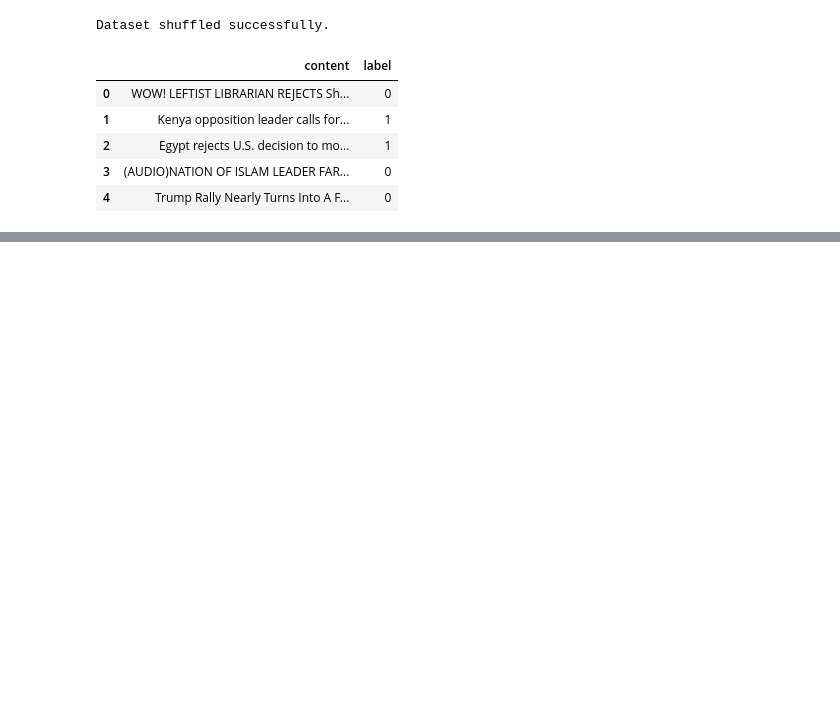
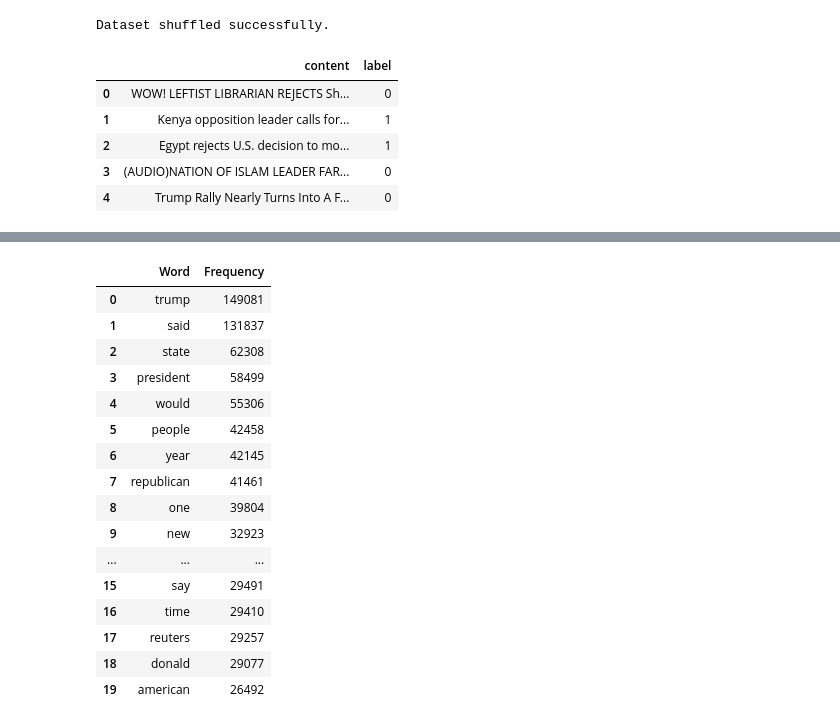
Before and after one commit to Tiwanka0312/NLP_Group_39, a Jupyter notebook: notebooks/03_naive_bayes.ipynb, the cells around one changed output, grey strips where cells are left out. Drawn from its saved outputs; the diff is of its cells as text; code cells hidden in the pictures; blank space fills up the shorter version.

```diff
--- a/notebooks/03_naive_bayes.ipynb
+++ b/notebooks/03_naive_bayes.ipynb
@@ -281,0 +418,23 @@ Dataset shuffled successfully.
+# %%
+rows_before_empty_removal = len(df)
+
+df = df[
+    df["cleaned_content"].str.strip() != ""
+].reset_index(drop=True)
+
+rows_after_empty_removal = len(df)
+
+print(
+    "Rows before removing empty records:",
+    rows_before_empty_removal
+)
+
+print(
+    "Empty records removed:",
+    rows_before_empty_removal - rows_after_empty_removal
+)
+
+print(
+    "Final number of records:",
+    rows_after_empty_removal
+)
@@ -281,0 +487,33 @@ Dataset shuffled successfully.
+# %%
+from collections import Counter
+
+all_words = " ".join(
+    df["cleaned_content"]
+).split()
+
+word_frequency = Counter(all_words)
+
+top_words = pd.DataFrame(
+    word_frequency.most_common(20),
+    columns=["Word", "Frequency"]
+)
+
+display(top_words)
+# %% [output]
+|  | Word | Frequency |
+| 0 | trump | 149081 |
+| 1 | said | 131837 |
+| 2 | state | 62308 |
+| 3 | president | 58499 |
+| 4 | would | 55306 |
+| 5 | people | 42458 |
+| 6 | year | 42145 |
+| 7 | republican | 41461 |
+| 8 | one | 39804 |
+| 9 | new | 32923 |
+| ... | ... | ... |
+| 15 | say | 29491 |
+| 16 | time | 29410 |
+| 17 | reuters | 29257 |
+| 18 | donald | 29077 |
+| 19 | american | 26492 |
```
Also changed, not shown: parts of 16 cells of this notebook.
